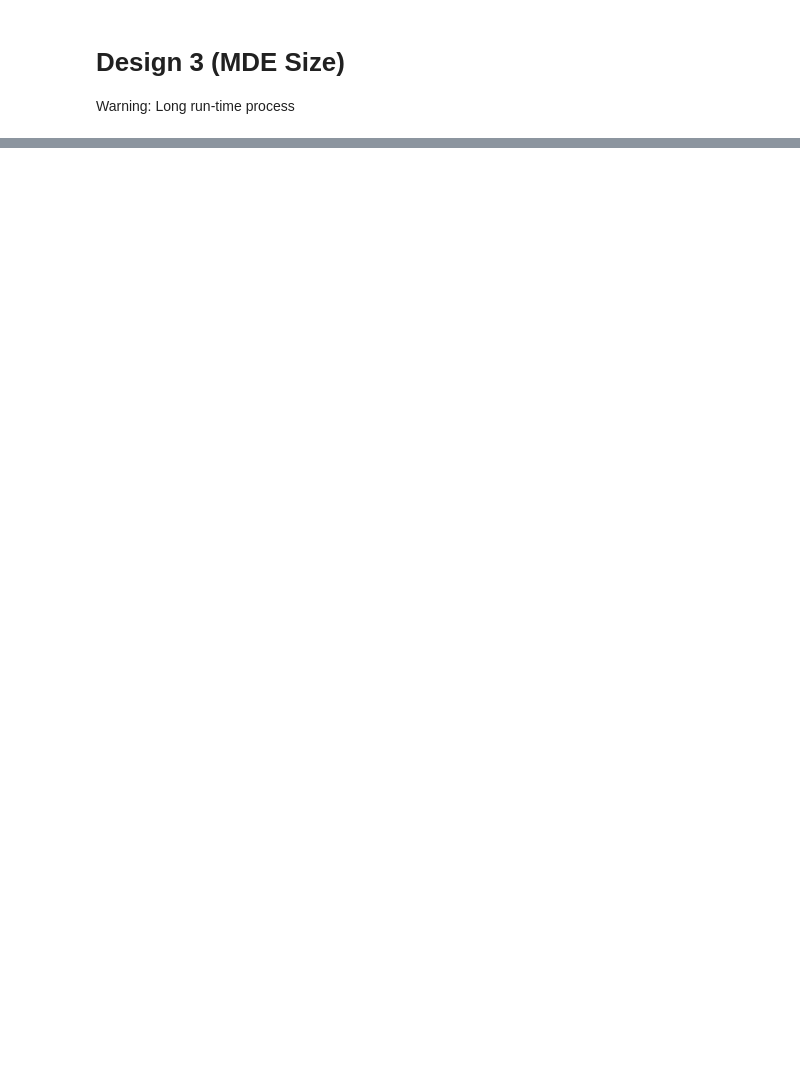
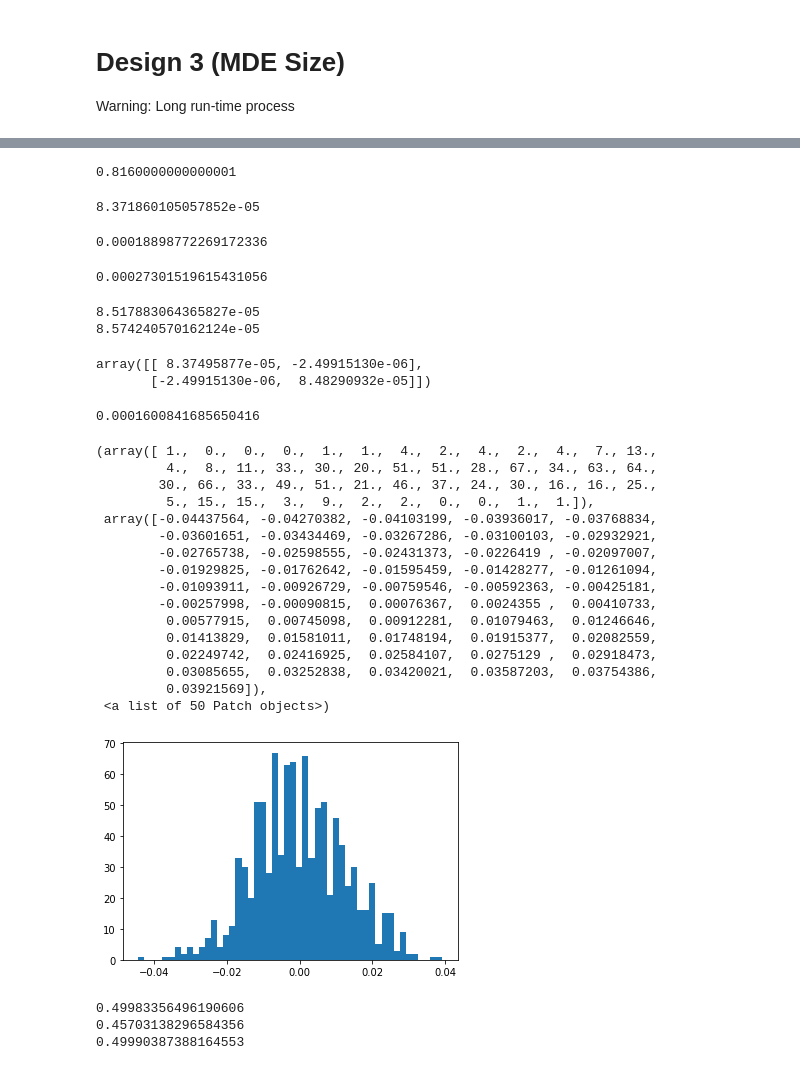
Before and after one commit to liuchbryan/experiment_design_evaluation, a Jupyter notebook: evaluate_theoretical_values.ipynb, the cells around one changed output, grey strips where cells are left out. Saved outputs shown, nothing was run; the diff lists cells and outputs as text; code cells hidden in the pictures; blank space fills up the shorter version.

```diff
--- a/evaluate_theoretical_values.ipynb
+++ b/evaluate_theoretical_values.ipynb
@@ -181,0 +252,78 @@ save_evaluation_collection(design3_mde_size_evaluations,
+# %%
+ee._simulated_power(0.035,
+                    0.023761,
+                    500)
+# %% [output]
+0.8160000000000001
+# %%
+group_a_mean_responses = []
+group_b_mean_responses = []
+null_metric_samples = []
+
+# Metric distribution under null hypothesis
+for sample in range(0, 1000):
+    group_a_responses = ee.get_group_a_samples()
+    group_b_responses_null = ee.get_group_b_samples_by_effect(effect=0)
+
+    group_a_mean_responses.append(np.mean(group_a_responses))
+    group_b_mean_responses.append(np.mean(group_b_responses_null))
+    null_metric_samples.append(np.mean(group_b_responses_null) - np.mean(group_a_responses))
+
+null_critical_value = np.percentile(null_metric_samples, (1 - ee.alpha / 2) * 100)
+# %%
+(2 * (ee.n_1*ee.p_I1*(1-ee.p_I1) + ee.n_2*ee.p_C2*(1-ee.p_C2) + ee.n_3*ee.p_Iphi*(1-ee.p_Iphi)) /
+ (ee.n_1 + ee.n_2 + ee.n_3) ** 2)
+# %% [output]
+8.371860105057852e-05
+# %%
+(2 * (ee.n_1*ee.p_C1*(1-ee.p_C1) + ee.n_2*ee.p_I2*(1-ee.p_I2) + ee.n_3*ee.p_Ipsi*(1-ee.p_Ipsi)) /
+ (ee.n_1 + ee.n_2 + ee.n_3) ** 2)
+# %% [output]
+0.00018898772269172336
+# %%
+(ee.theoretical_mde_size() / 2.8) ** 2
+# %% [output]
+0.00027301519615431056
+# %%
+print(np.var(group_a_mean_responses))
+print(np.var(group_b_mean_responses))
+# %% [output]
+8.517883064365827e-05
+8.574240570162124e-05
+# %%
+np.cov(group_a_mean_responses, group_b_mean_responses)
+# %% [output]
+array([[ 8.37495877e-05, -2.49915130e-06],
+       [-2.49915130e-06,  8.48290932e-05]])
+# %%
+np.var(null_metric_samples)
+# %% [output]
+0.0001600841685650416
+# %%
+plt.hist(null_metric_samples, bins=50)
+# %% [output]
+(array([ 1.,  0.,  0.,  0.,  1.,  1.,  4.,  2.,  4.,  2.,  4.,  7., 13.,
+         4.,  8., 11., 33., 30., 20., 51., 51., 28., 67., 34., 63., 64.,
+        30., 66., 33., 49., 51., 21., 46., 37., 24., 30., 16., 16., 25.,
+         5., 15., 15.,  3.,  9.,  2.,  2.,  0.,  0.,  1.,  1.]),
+ array([-0.04437564, -0.04270382, -0.04103199, -0.03936017, -0.03768834,
+        -0.03601651, -0.03434469, -0.03267286, -0.03100103, -0.02932921,
+        -0.02765738, -0.02598555, -0.02431373, -0.0226419 , -0.02097007,
+        -0.01929825, -0.01762642, -0.01595459, -0.01428277, -0.01261094,
+        -0.01093911, -0.00926729, -0.00759546, -0.00592363, -0.00425181,
+        -0.00257998, -0.00090815,  0.00076367,  0.0024355 ,  0.00410733,
+         0.00577915,  0.00745098,  0.00912281,  0.01079463,  0.01246646,
+         0.01413829,  0.01581011,  0.01748194,  0.01915377,  0.02082559,
+         0.02249742,  0.02416925,  0.02584107,  0.0275129 ,  0.02918473,
+         0.03085655,  0.03252838,  0.03420021,  0.03587203,  0.03754386,
+         0.03921569]),
+ <a list of 50 Patch objects>)
+[figure, added]
+# %%
+print(np.sqrt(np.var(ee.get_group_a_samples())))
+print(np.sqrt(np.var(ee.get_group_b_samples_by_spec())))
+print(np.sqrt(np.var(ee.get_group_b_samples_by_effect(0))))
+# %% [output]
+0.49983356496190606
+0.45703138296584356
+0.49990387388164553
```
Also changed, not shown: parts of 17 cells of this notebook, 10 other files.
